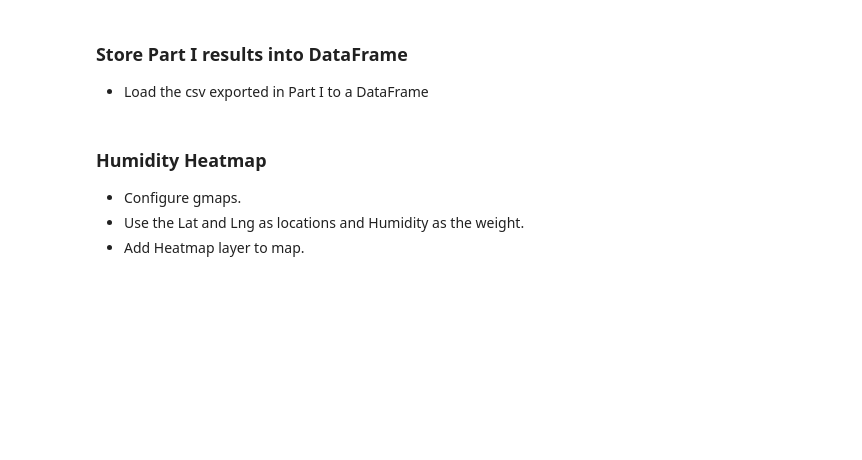
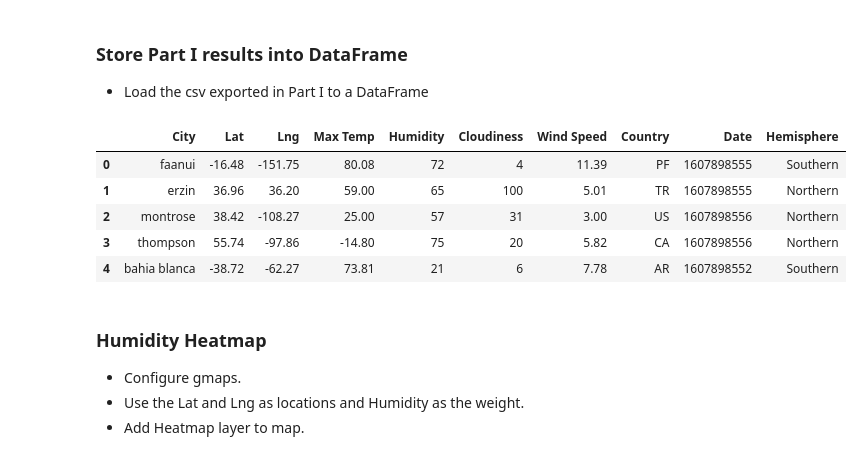
Before and after one commit to marybellavia/python-api-challenge, a Jupyter notebook: starter_code/VacationPy.ipynb, the cells around one changed output. Saved outputs shown, nothing was run; the diff lists cells and outputs as text; code cells hidden in the pictures; blank space fills up the shorter version.

```diff
--- a/starter_code/VacationPy.ipynb
+++ b/starter_code/VacationPy.ipynb
@@ -22,6 +20,16 @@ ModuleNotFoundError: No module named 'requests'
 # %% [markdown]
 ### Store Part I results into DataFrame
 * Load the csv exported in Part I to a DataFrame
+# %%
+weather_df = pd.read_csv("weather_export.csv")
+weather_df.head()
+# %% [output]
+|  | City | Lat | Lng | Max Temp | Humidity | Cloudiness | Wind Speed | Country | Date | Hemisphere |
+| 0 | faanui | -16.48 | -151.75 | 80.08 | 72 | 4 | 11.39 | PF | 1607898555 | Southern |
+| 1 | erzin | 36.96 | 36.20 | 59.00 | 65 | 100 | 5.01 | TR | 1607898555 | Northern |
+| 2 | montrose | 38.42 | -108.27 | 25.00 | 57 | 31 | 3.00 | US | 1607898556 | Northern |
+| 3 | thompson | 55.74 | -97.86 | -14.80 | 75 | 20 | 5.82 | CA | 1607898556 | Northern |
+| 4 | bahia blanca | -38.72 | -62.27 | 73.81 | 21 | 6 | 7.78 | AR | 1607898552 | Southern |
 # %% [markdown]
 ### Humidity Heatmap
 * Configure gmaps.
```
Also changed, not shown: parts of 3 cells of this notebook, 10 other files.
